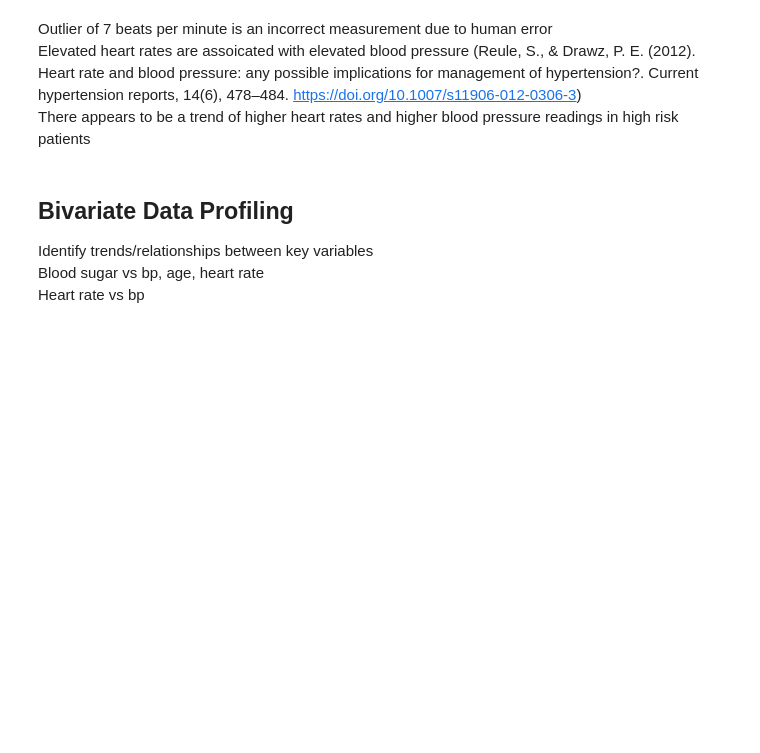
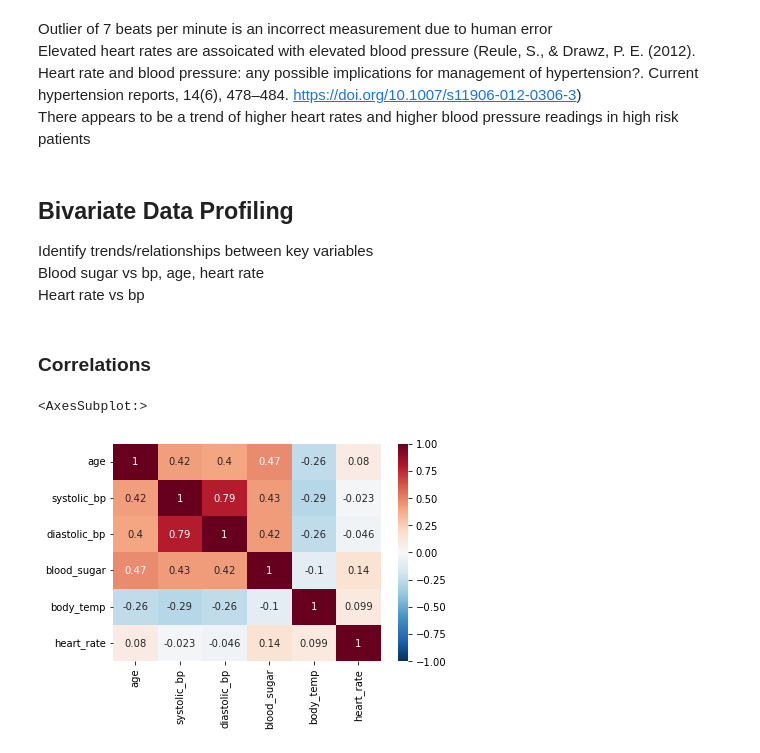
Before and after one commit to Fullcure3/maternal_risk, a Jupyter notebook: maternal_risk.ipynb, the cells around one changed output. Cells and saved outputs as stored; diff of their text form; code cells hidden in the pictures; blank space fills up the shorter version.

Commit message:
Examined correlation heatmap for the dataset

```diff
--- a/maternal_risk.ipynb
+++ b/maternal_risk.ipynb
@@ -245,3 +245,17 @@ There appears to be a trend of higher heart rates and higher blood pressure read
 Identify trends/relationships between key variables<br>
 Blood sugar vs bp, age, heart rate<br>
 Heart rate vs bp
+# %% [markdown]
+### Correlations
+# %%
+# Filter by numeric columns to calculate pearson correlation
+maternal_biometrics = maternal_risk.select_dtypes(include=np.number)
+
+# Create a correlation matrix to visualize the correlations of the numeric columns
+corr_matrix = maternal_biometrics.corr()
+
+# Heatmap visualization to identify correlated variables
+sns.heatmap(corr_matrix, annot=True, vmin=-1, vmax=1, cmap='RdBu_r')
+# %% [output]
+<AxesSubplot:>
+[figure, added]
```
Also changed, not shown: parts of 15 cells of this notebook.
